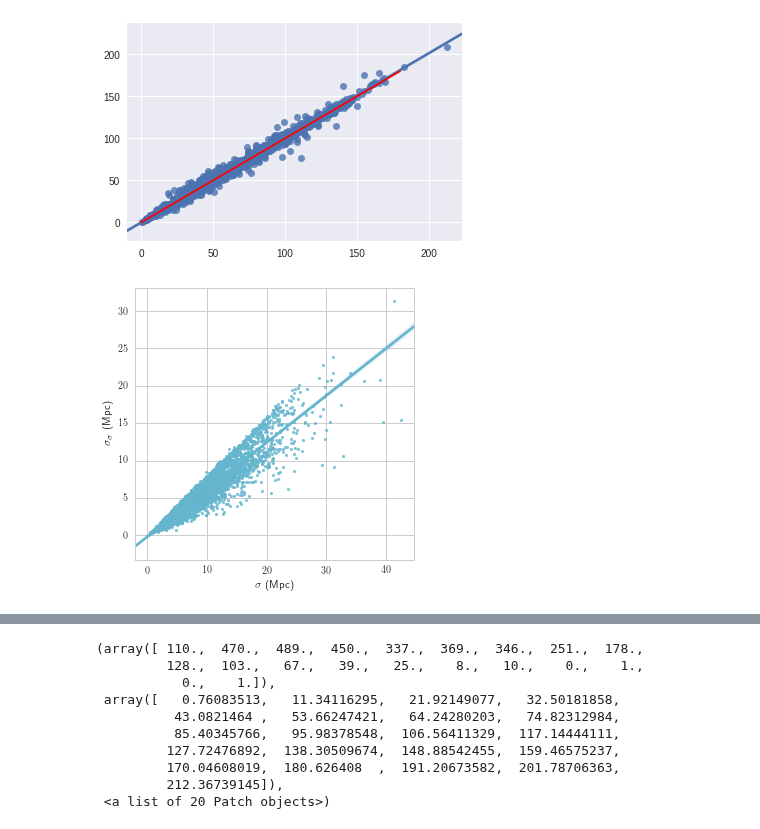
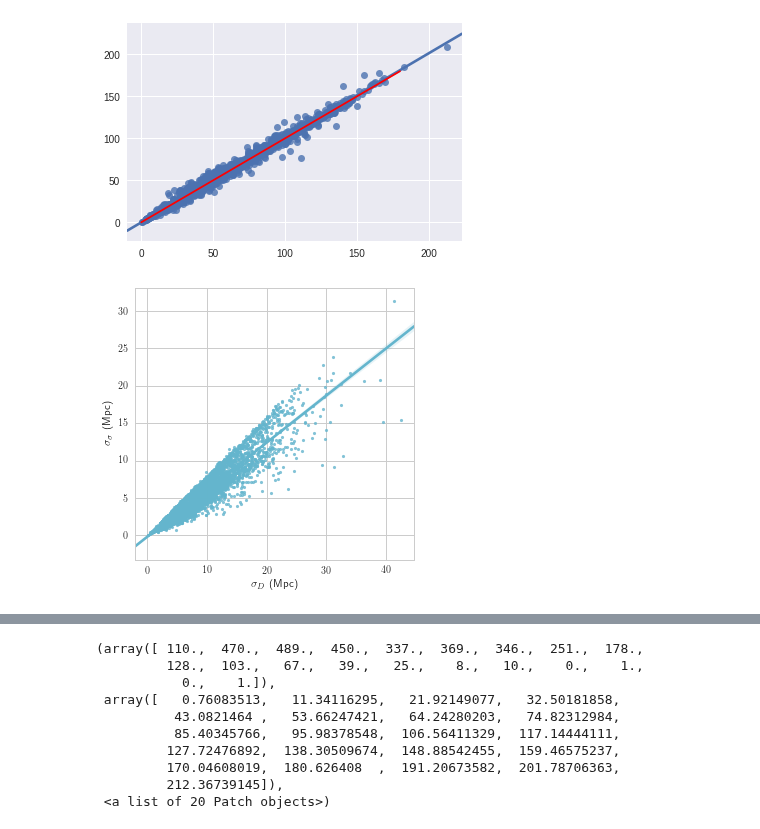
Before and after one commit to saint-germain/anisotropias, a Jupyter notebook: correctdiscrepancy.ipynb, the cells around one changed output, grey strips where cells are left out. Drawn from its saved outputs; the diff is of its cells as text; code cells hidden in the pictures.

Commit message:
discrepancy plot

```diff
--- a/correctdiscrepancy.ipynb
+++ b/correctdiscrepancy.ipynb
@@ -221,9 +221,9 @@ plt.plot([0,180],[0,180],c='r')
 # %%
 plt.figure(figsize=(5,5))
 
 sns.regplot(y,ee,color=current_palette[5], scatter_kws={'s':10}) # error of the error
-plt.xlabel(r"$\sigma$ (Mpc)")
+plt.xlabel(r"$\sigma_D$ (Mpc)")
 plt.ylabel(r'$\sigma_\sigma$ (Mpc)')
 plt.savefig('mnras/ee.pdf', dpi=reso,transparent=True)
 # %% [output]
-[figure, old version]
+[figure, new version]
```
Also changed, not shown: parts of 12 cells of this notebook.
